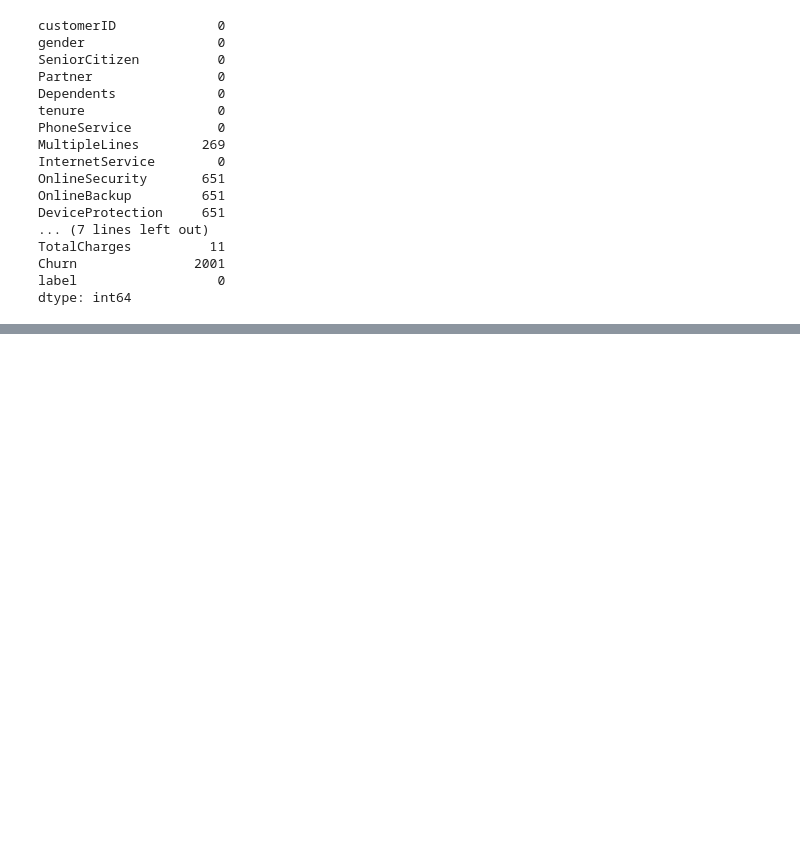
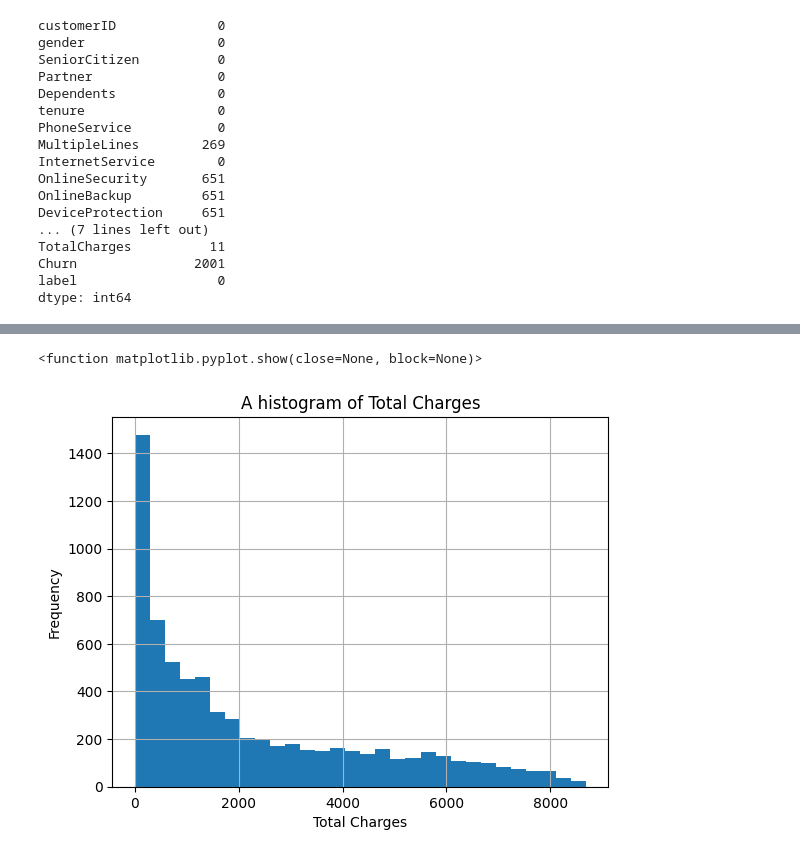
Before and after one commit to briansiaw5/Customer_Churn_ML_Prediction, a Jupyter notebook: main.ipynb, the cells around one changed output, grey strips where cells are left out. Drawn from its saved outputs; the diff is of its cells as text; code cells hidden in the pictures; blank space fills up the shorter version.

```diff
--- a/main.ipynb
+++ b/main.ipynb
@@ -893,3 +893,13 @@ TotalCharges          11
 Churn               2001
 label                  0
 dtype: int64
+# %%
+#A list of columns using internet services
+internet_services= ['OnlineSecurity', 'OnlineBackup', 'DeviceProtection', 'TechSupport', 'StreamingTV', 'StreamingMovies' ]
+
+#checking for missing values within the internet services column
+misin_serv= combined_df[internet_services].isna().any(axis=1)
+
+#viewing the resulting dataframe of missing internet services
+misin_df= combined_df[misin_serv]
+misin_df
@@ -895,0 +947,16 @@ dtype: int64
+# %%
+import numpy as np
+
+# List of columns to fill missing values
+columns_to_fill = ['MultipleLines'] + internet_services
+
+# Fill missing values in the specified columns
+for col in columns_to_fill:
+    combined_df[col] = combined_df[col].replace('', np.nan)
+    combined_df[col] = combined_df[col].fillna(False)
+
+#Filling the missing values in the total charges column with 0
+combined_df['TotalCharges'] = combined_df['TotalCharges'].fillna(0)
+
+#checking for missing values
+combined_df.isna().sum()
@@ -895,0 +985,10 @@ dtype: int64
+# %%
+#distribution of numerical columns
+combined_df['TotalCharges'].hist(bins=30)
+plt.ylabel('Frequency')
+plt.xlabel('Total Charges')
+plt.title('A histogram of Total Charges')
+plt.show
+# %% [output]
+<function matplotlib.pyplot.show(close=None, block=None)>
+[figure, added]
```
Also changed, not shown: parts of 12 cells of this notebook.
